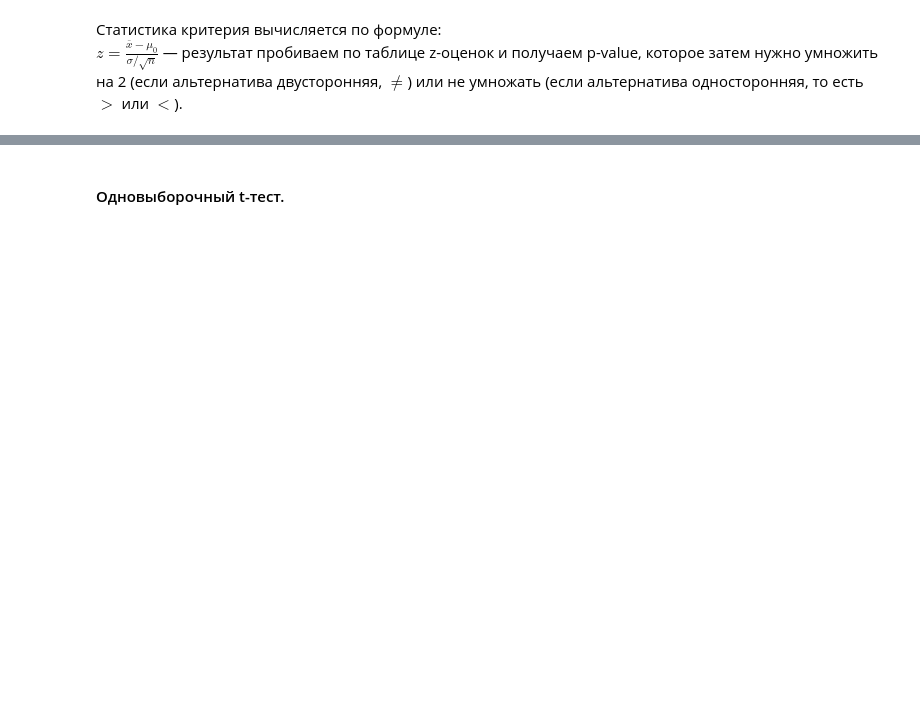
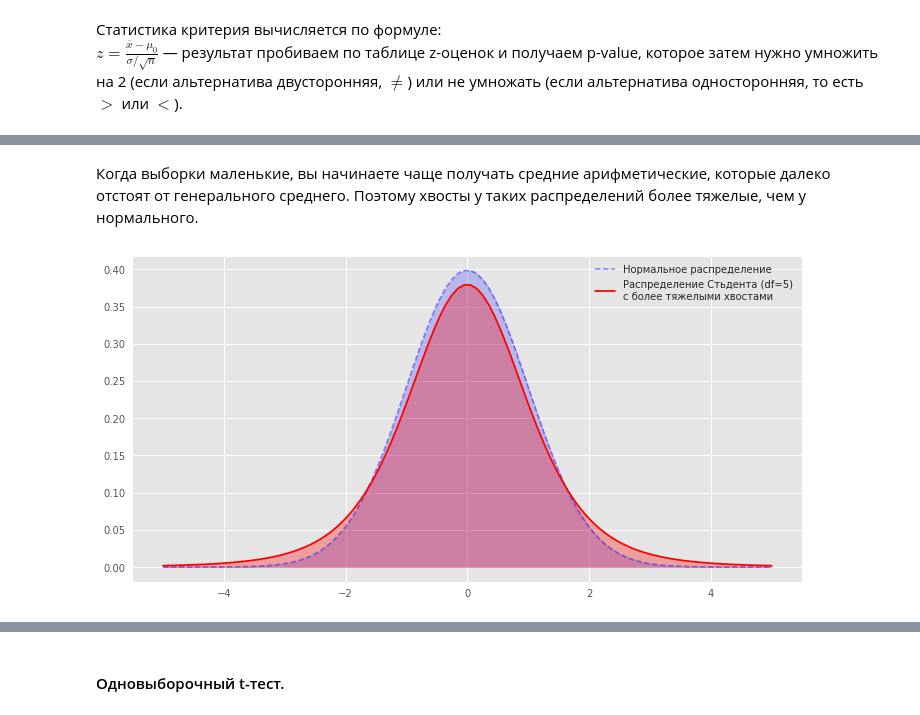
Before and after one commit to mishaberegov/statistics, a Jupyter notebook: Статистика_для_нубов.ipynb, the cells around one changed output, grey strips where cells are left out. Cells and saved outputs as stored; diff of their text form; code cells hidden in the pictures; blank space fills up the shorter version.

```diff
--- a/Статистика_для_нубов.ipynb
+++ b/Статистика_для_нубов.ipynb
@@ -851,0 +872,18 @@ $z=\frac{\overline{x}-\mu_0}{\sigma/\sqrt{n}}$ &mdash; результат про
+# %% [markdown]
+Когда выборки маленькие, вы начинаете чаще получать средние арифметические, которые далеко отстоят от генерального среднего. Поэтому хвосты у таких распределений более тяжелые, чем у нормального.
+# %%
+plt.figure(figsize=(12, 6))
+rv1 = stats.norm(loc=0, scale = 1)
+rv2 = stats.t(loc=0, scale = 1, df=5)
+x = np.linspace(-5,5,100)
+pdf1 = rv1.pdf(x)
+y = np.linspace(-5,5,100)
+pdf2 = rv2.pdf(x)
+p1, = plt.plot(x,pdf1, '--', alpha=0.4, c = 'b', label='Нормальное распределение')
+plt.fill_between(y1=pdf1, x=x, color = 'b', alpha=0.2)
+p2, = plt.plot(y,pdf2, color='r', label='Распределение Стьдента (df=5)\nс более тяжелыми хвостами')
+fill=plt.fill_between(y1=pdf2, x=x, alpha=0.3, color='r')
+plt.legend(handles=[p1, p2])
+plt.show()
+# %% [output]
+[figure, added]
```
Also changed, not shown: parts of 45 cells of this notebook.
